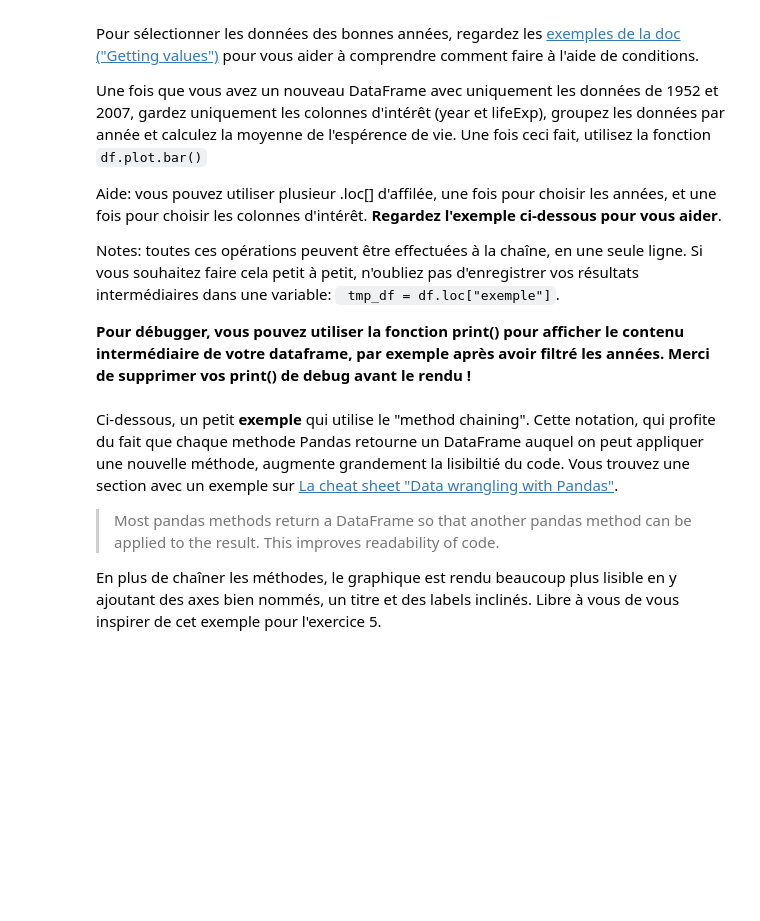
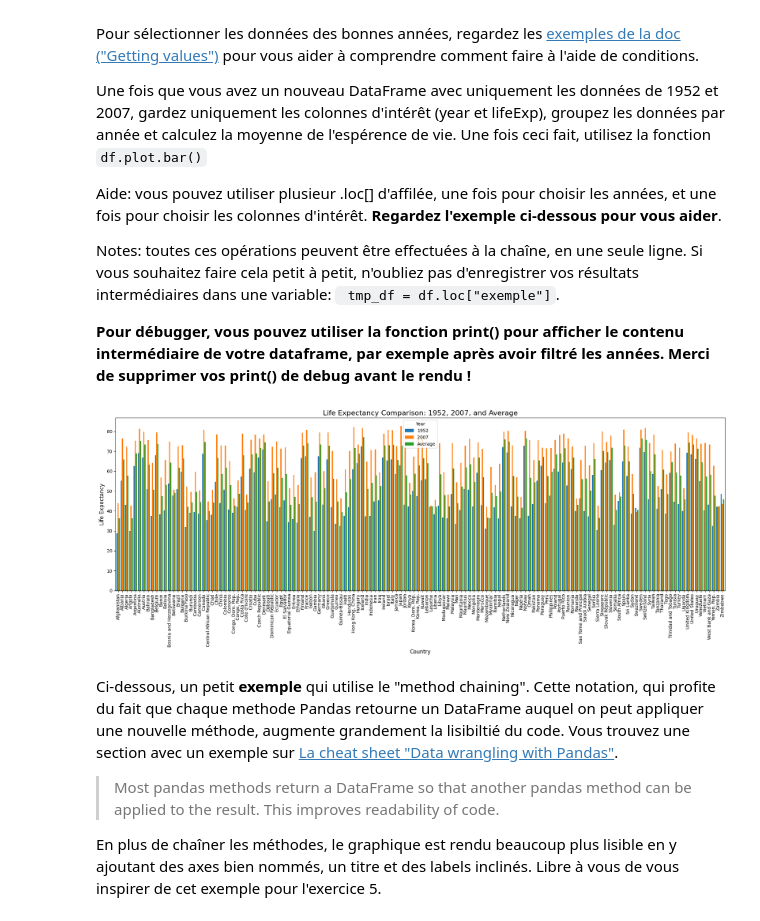
Before and after one commit to KilianHEIG/Labo2-ISD, a Jupyter notebook: TP2_ISD_SA2025_Bortone_Kat_Stockinger.ipynb, the cells around one changed output. Cells and saved outputs as stored; diff of their text form; code cells hidden in the pictures; blank space fills up the shorter version.

Commit message:
debut de parti 4

```diff
--- a/TP2_ISD_SA2025_Bortone_Kat_Stockinger.ipynb
+++ b/TP2_ISD_SA2025_Bortone_Kat_Stockinger.ipynb
@@ -474,6 +615,51 @@ Notes: toutes ces opérations peuvent être effectuées à la chaîne, en une se
 **Pour débugger, vous pouvez utiliser la fonction print() pour afficher le contenu intermédiaire de votre dataframe, par exemple après avoir filtré les années. Merci de supprimer vos print() de debug avant le rendu !**
 # %%
 # Écrivez votre code ici
+annees = [1952, 2007]
+moyennes_exp_countrys = []
+
+
+for country in df['country'].unique():
+
+    life_exp_1952 = df[(df['year'] == annees[0]) & (df['country'] == country)]['lifeExp'].values[0]
+    life_exp_2007 = df[(df['year'] == annees[1]) & (df['country'] == country)]['lifeExp'].values[0]
+
+    life_exp_avrg = (life_exp_1952 + life_exp_2007)/len(annees)
+
+    moyennes_exp_countrys.append(
+        {'country': country, 'lifeExp1952': life_exp_1952, 'lifeExp2007': life_exp_2007, 'lifeExpAvrg': life_exp_avrg}
+    )
+
+
+# Création du DataFrame à partir de ta liste
+moyennes_exp_countrys_df = pd.DataFrame(moyennes_exp_countrys)
+
+# Définir 'country' comme index
+df_plot = moyennes_exp_countrys_df.set_index('country')
+
+# Créer le graphique avec les 3 colonnes
+ax = df_plot[['lifeExp1952', 'lifeExp2007', 'lifeExpAvrg']].plot(
+    kind='bar',
+    figsize=(20, 8),
+    rot=90,
+    width=0.8,  # largeur des barres
+)
+
+# Ajouter un titre et des labels
+ax.set_title('Life Expectancy Comparison: 1952, 2007, and Average', fontsize=16)
+ax.set_xlabel('Country', fontsize=12)
+ax.set_ylabel('Life Expectancy', fontsize=12)
+
+# Ajouter une légende claire
+plt.legend(['1952', '2007', 'Average'], title='Year', fontsize=10)
+
+# Ajuster la mise en page pour éviter le chevauchement
+plt.tight_layout()
+
+# Afficher le graphique
+plt.show()
+# %% [output]
+[figure, added]
 # %% [markdown]
 Ci-dessous, un petit **exemple** qui utilise le "method chaining". Cette notation, qui profite du fait que chaque methode Pandas retourne un DataFrame auquel on peut appliquer une nouvelle méthode, augmente grandement la lisibiltié du code. Vous trouvez une section avec un exemple sur [La cheat sheet "Data wrangling with Pandas"](https://pandas.pydata.org/Pandas_Cheat_Sheet.pdf).
 
```
Also changed, not shown: parts of 19 cells of this notebook.
